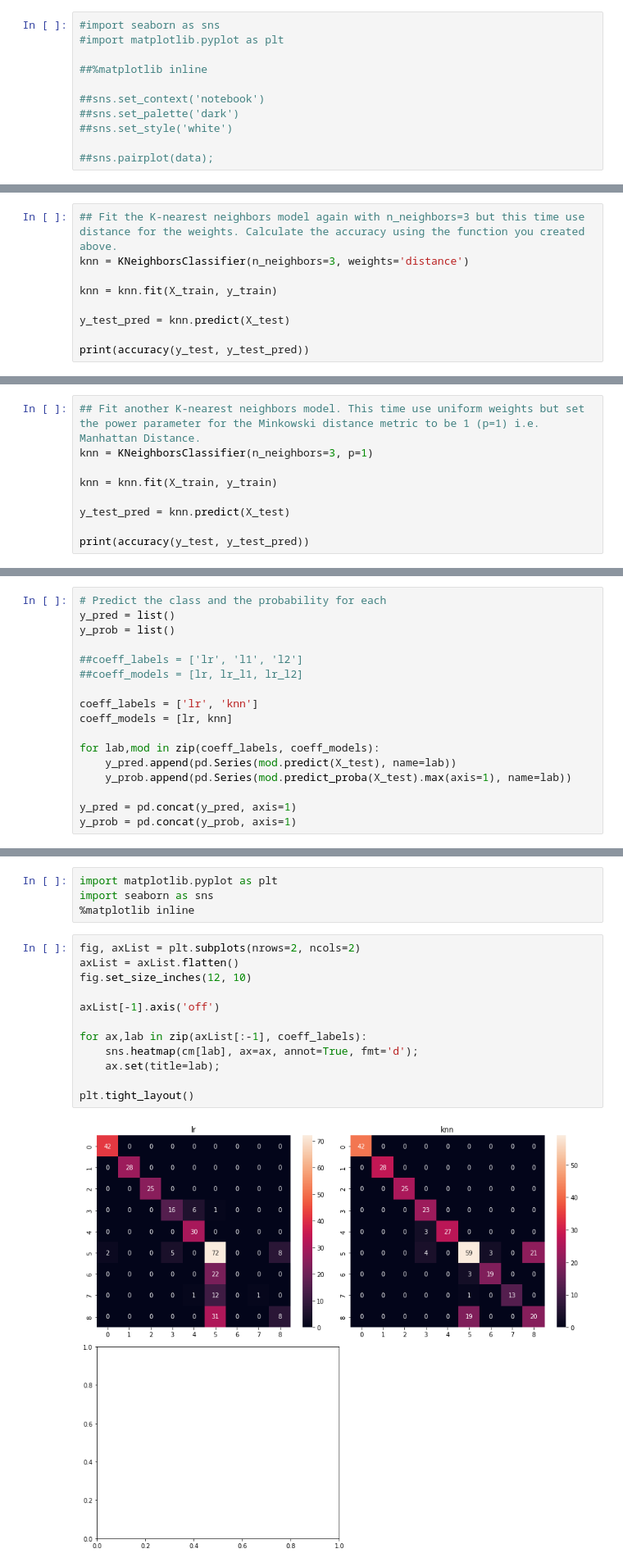
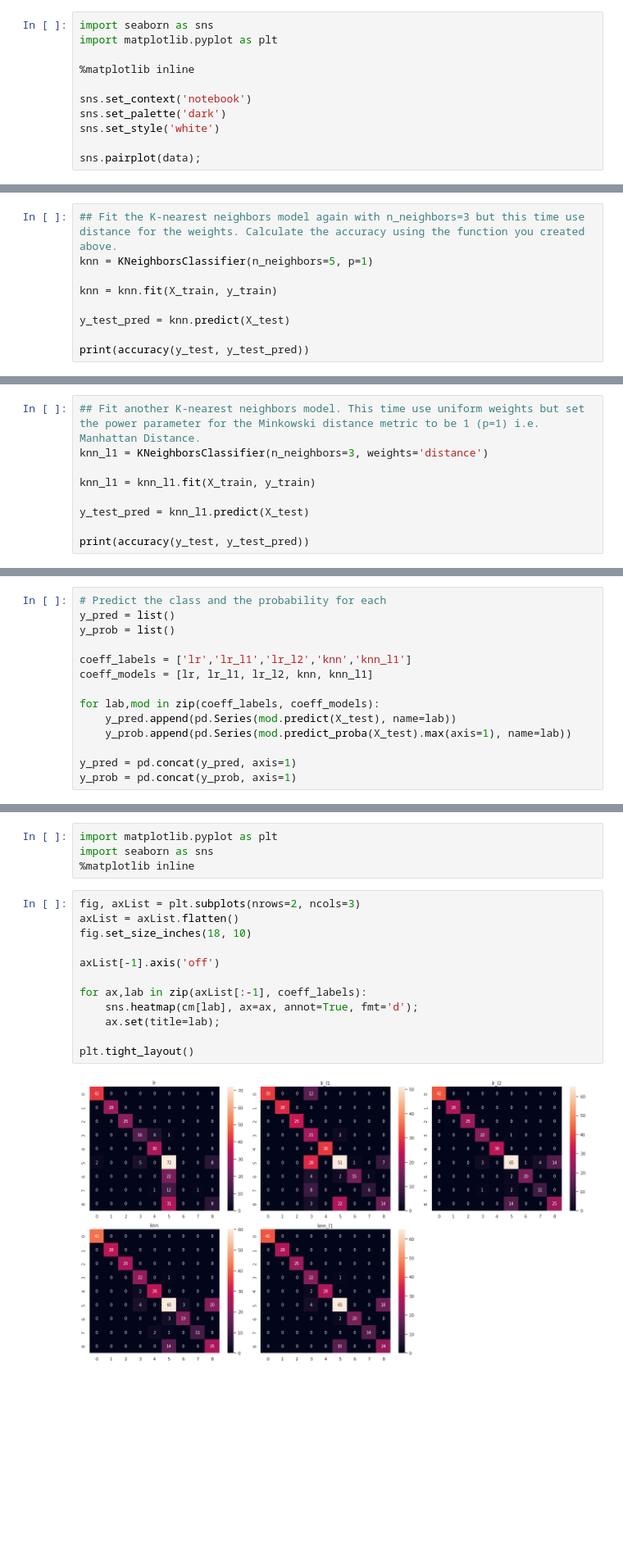
Before and after one commit to absolutemocha/sdaai, a Jupyter notebook: C2329C_AY2022_T3_CWF_Lim_Zhao_Hong.ipynb, the cells around one changed output, grey strips where cells are left out. Shown at 82% size. Saved outputs shown, nothing was run; the diff lists cells and outputs as text; blank space fills up the shorter version.

```diff
--- a/C2329C_AY2022_T3_CWF_Lim_Zhao_Hong.ipynb
+++ b/C2329C_AY2022_T3_CWF_Lim_Zhao_Hong.ipynb
@@ -142,13 +141,13 @@ Index(['Unnamed: 0', 'index_col', 'avC', 'avP', 'sdC', 'sdP', 'avR', 'maxC',
 # %% [markdown]
 Visualize the relationship between the variables.
 # %%
-#import seaborn as sns
-#import matplotlib.pyplot as plt
+import seaborn as sns
+import matplotlib.pyplot as plt
 
-##%matplotlib inline
+%matplotlib inline
 
-##sns.set_context('notebook')
-##sns.set_palette('dark')
-##sns.set_style('white')
+sns.set_context('notebook')
+sns.set_palette('dark')
+sns.set_style('white')
 
-##sns.pairplot(data);
+sns.pairplot(data);
@@ -246,7 +238,7 @@ print(accuracy(y_test, y_test_pred))
 0.867741935483871
 # %%
 ## Fit the K-nearest neighbors model again with n_neighbors=3 but this time use distance for the weights. Calculate the accuracy using the function you created above.
-knn = KNeighborsClassifier(n_neighbors=3, weights='distance')
+knn = KNeighborsClassifier(n_neighbors=5, p=1)
 
 knn = knn.fit(X_train, y_train)
 
@@ -258,10 +252,10 @@ print(accuracy(y_test, y_test_pred))
 # %%
 ## Fit another K-nearest neighbors model. This time use uniform weights but set the power parameter for the Minkowski distance metric to be 1 (p=1) i.e. Manhattan Distance.
-knn = KNeighborsClassifier(n_neighbors=3, p=1)
+knn_l1 = KNeighborsClassifier(n_neighbors=3, weights='distance')
 
-knn = knn.fit(X_train, y_train)
+knn_l1 = knn_l1.fit(X_train, y_train)
 
-y_test_pred = knn.predict(X_test)
+y_test_pred = knn_l1.predict(X_test)
 
 print(accuracy(y_test, y_test_pred))
 # %% [output]
@@ -400,11 +333,8 @@ Wall time: 1.29 s
 y_pred = list()
 y_prob = list()
 
-##coeff_labels = ['lr', 'l1', 'l2']
-##coeff_models = [lr, lr_l1, lr_l2]
-
-coeff_labels = ['lr', 'knn']
-coeff_models = [lr, knn]
+coeff_labels = ['lr','lr_l1','lr_l2','knn','knn_l1']
+coeff_models = [lr, lr_l1, lr_l2, knn, knn_l1]
 
 for lab,mod in zip(coeff_labels, coeff_models):
     y_pred.append(pd.Series(mod.predict(X_test), name=lab))
@@ -503,16 +428,16 @@ import matplotlib.pyplot as plt
 import seaborn as sns
 %matplotlib inline
 # %%
-fig, axList = plt.subplots(nrows=2, ncols=2)
+fig, axList = plt.subplots(nrows=2, ncols=3)
 axList = axList.flatten()
-fig.set_size_inches(12, 10)
+fig.set_size_inches(18, 10)
 
 axList[-1].axis('off')
 
 for ax,lab in zip(axList[:-1], coeff_labels):
     sns.heatmap(cm[lab], ax=ax, annot=True, fmt='d');
     ax.set(title=lab);
 
 plt.tight_layout()
 # %% [output]
-[figure, old version]
+[figure, new version]
```
Also changed, not shown: parts of 35 cells of this notebook.
